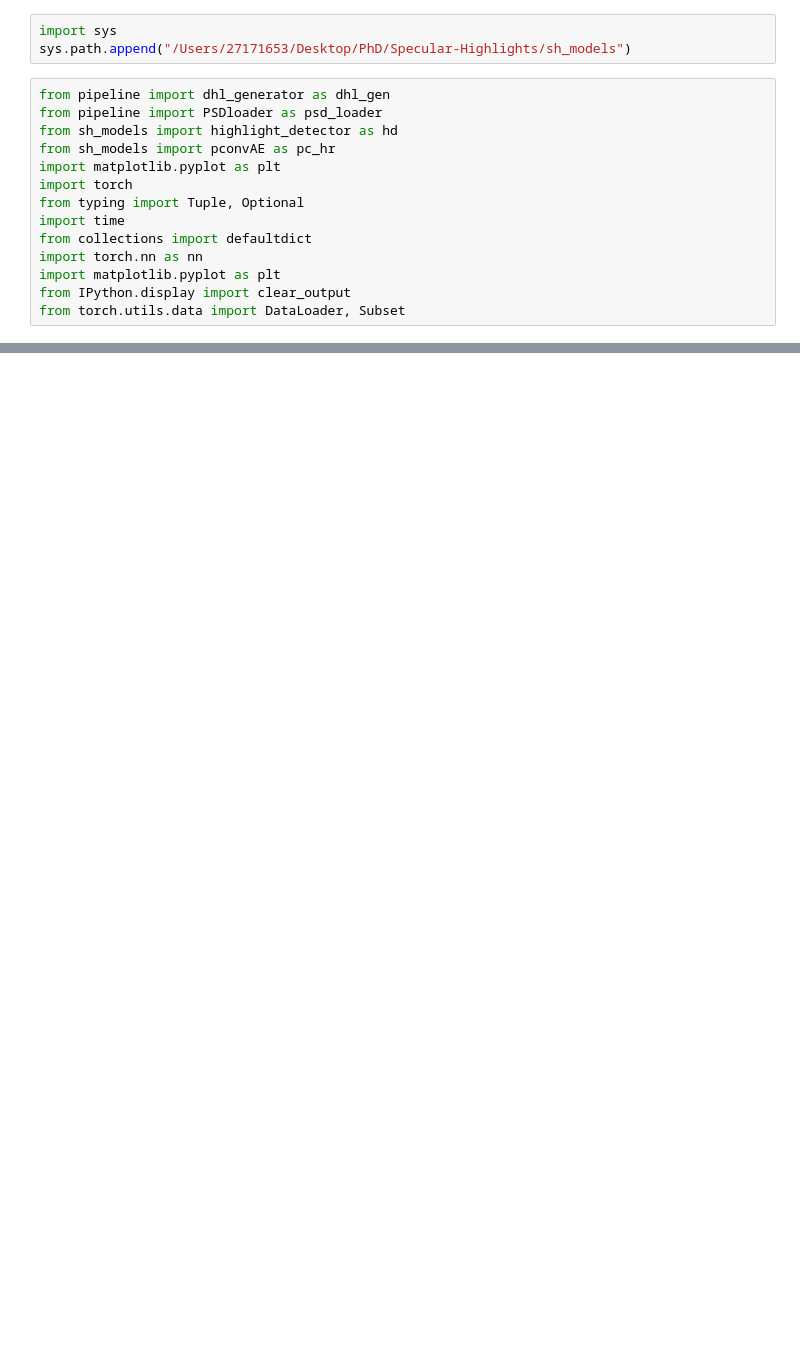
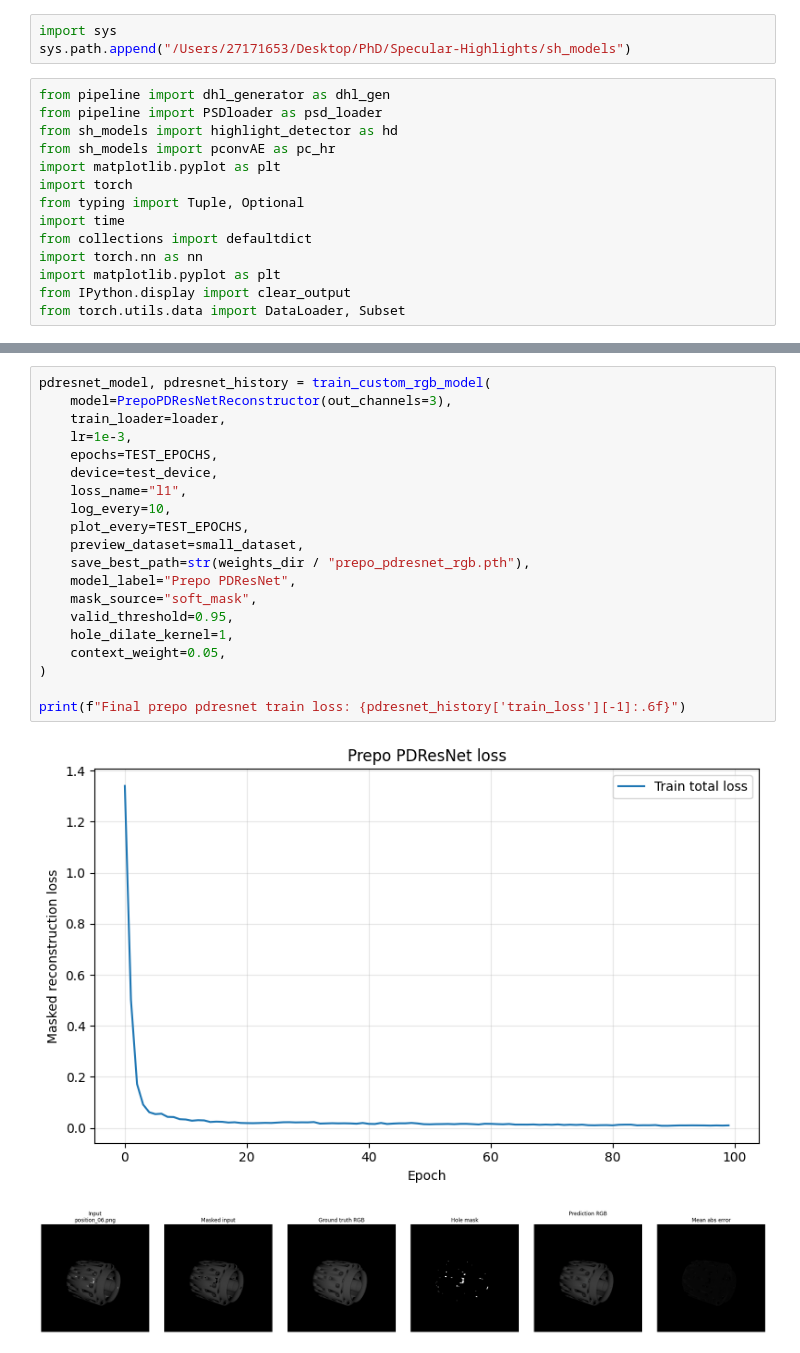
Before and after one commit to Kenechukwu452/Specular-Highlights, a Jupyter notebook: trainmodel.ipynb, the cells around one changed output, grey strips where cells are left out. Cells and saved outputs as stored; diff of their text form; blank space fills up the shorter version.

```diff
--- a/trainmodel.ipynb
+++ b/trainmodel.ipynb
@@ -365,0 +841,23 @@ Epoch 100/100 | train: 0.028983 | elapsed: 4.5 min
+# %%
+pdresnet_model, pdresnet_history = train_custom_rgb_model(
+    model=PrepoPDResNetReconstructor(out_channels=3),
+    train_loader=loader,
+    lr=1e-3,
+    epochs=TEST_EPOCHS,
+    device=test_device,
+    loss_name="l1",
+    log_every=10,
+    plot_every=TEST_EPOCHS,
+    preview_dataset=small_dataset,
+    save_best_path=str(weights_dir / "prepo_pdresnet_rgb.pth"),
+    model_label="Prepo PDResNet",
+    mask_source="soft_mask",
+    valid_threshold=0.95,
+    hole_dilate_kernel=1,
+    context_weight=0.05,
+)
+
+print(f"Final prepo pdresnet train loss: {pdresnet_history['train_loss'][-1]:.6f}")
+# %% [output]
+[figure, added]
+[figure, added]
```
Also changed, not shown: parts of 14 cells of this notebook, 26 other files.
